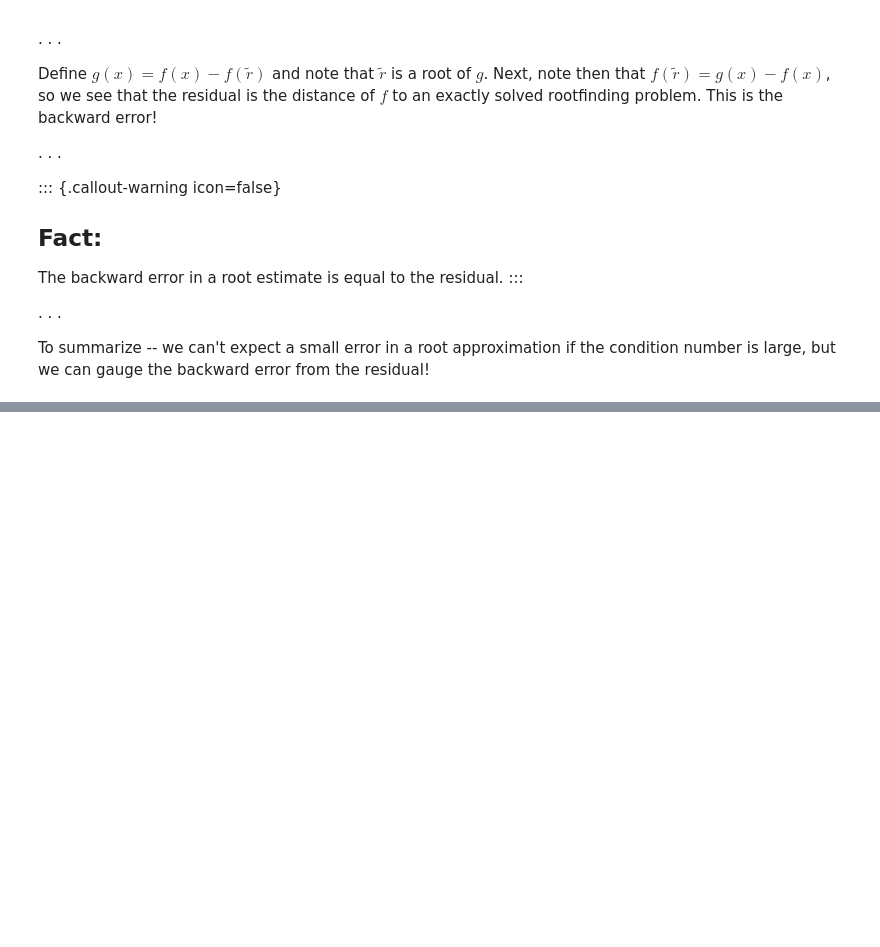
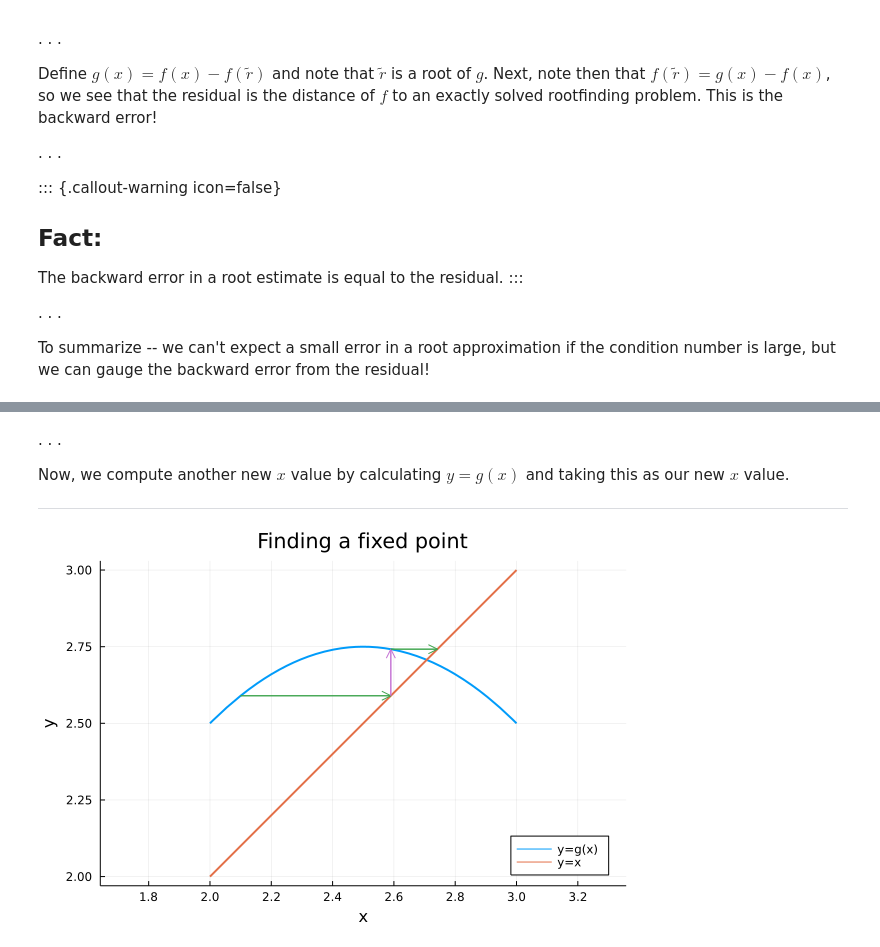
Before and after one commit to jamiehadd/164-ScientificComputing, a Jupyter notebook: Lecture9/Lecture9.ipynb, the cells around one changed output, grey strips where cells are left out. Cells and saved outputs as stored; diff of their text form; code cells hidden in the pictures; blank space fills up the shorter version.

```diff
--- a/Lecture9/Lecture9.ipynb
+++ b/Lecture9/Lecture9.ipynb
@@ -141,0 +198,12 @@ Given a function $g$, the **fixed-point problem** is to find a value $p$, called
+# %% [markdown]
+. . .
+
+Now, we compute another new $x$ value by calculating $y = g(x)$ and taking this as our new $x$ value.
+
+---
+# %%
+x = y; y = g(x)
+plot!([x,x],[x,y], arrow=true, color = 4,label="")
+plot!([x,y],[y,y], arrow=true, color = 3,label="")
+# %% [output]
+[figure, added]
```
Also changed, not shown: parts of 28 cells of this notebook, 8 other files.
